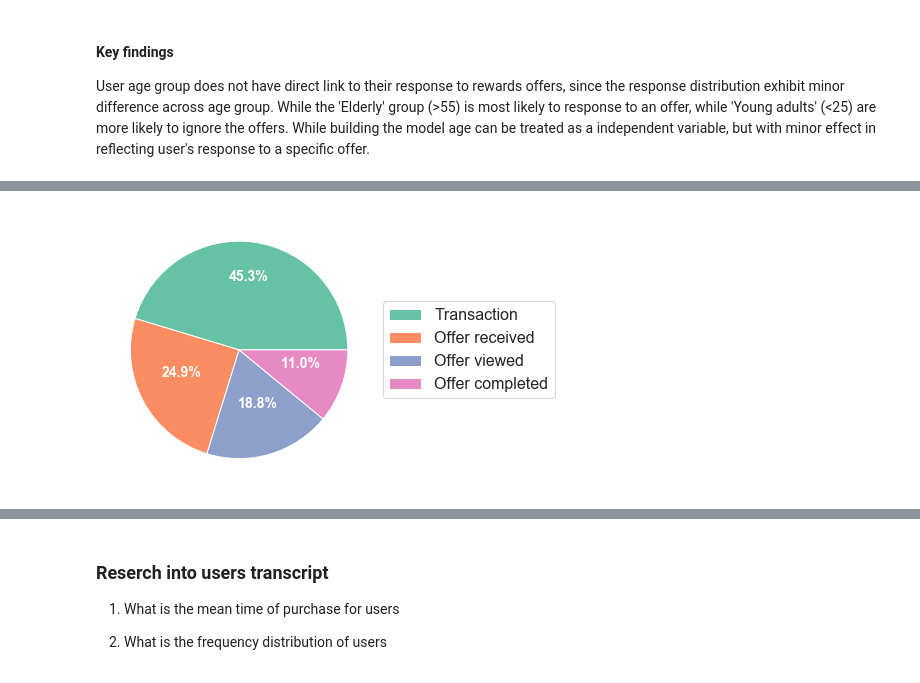
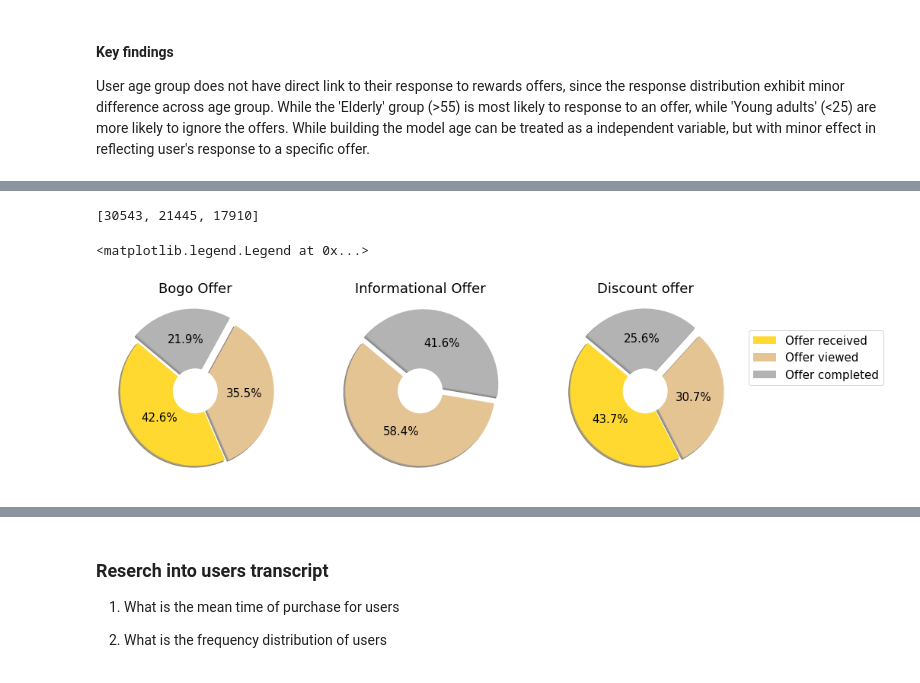
Before and after one commit to ZhuqingZhang0422/Starbucks-Capstone-Project, a Jupyter notebook: Starbucks_Capstone_notebook.ipynb, the cells around one changed output, grey strips where cells are left out. Cells and saved outputs as stored; diff of their text form; code cells hidden in the pictures.

```diff
--- a/Starbucks_Capstone_notebook.ipynb
+++ b/Starbucks_Capstone_notebook.ipynb
@@ -550 +590,9 @@ offer_type  event
 Name: event, dtype: int64
+# %%
+offer_type_list = list(study.groupby('offer_type').event.value_counts())
+event_bogo = offer_type_list[1:4]
+event_informational = offer_type_list[4:6]
+event_discount = offer_type_list[6:9]
+event_discount
+# %% [output]
+[30543, 21445, 17910]
@@ -551,52 +601,41 @@ Name: event, dtype: int64
 # %%
 fig, ax = plt.subplots(figsize=(15, 6),
                        nrows=1,
                        ncols=3,
                        sharex=False,
                        sharey=False)
-age_label_title = ['Middle age','Young adults']
-for i in range(2):
-    plt.sca(ax[i])
-    labels_gen = ['Transaction','Offer received','Offer viewed','Offer completed']
-    sizes_0 = list(age_lab_list[4*i+12:4*i+16])
-    plt.pie(sizes_0,
-    autopct='%1.1f%%', shadow=True, startangle=140, explode=explode_gen,colors=colors_gen)
-    plt.title(age_label_title[i])
-    fig = plt.gcf()
+labels = ['Offer received','Offer viewed','Offer completed']
+colors_gen = [current_palette[5], current_palette[6],current_palette[7]]
+explode_gen = (0,0.05, 0.1)
 
-plt.sca(ax[2])
-sizes_1 = study.event.value_counts()
+plt.sca(ax[0])
+sizes_1 = event_bogo
 centre_circle = plt.Circle((0,0),0.3,fc='white')
 plt.pie(sizes_1,
 autopct='%1.1f%%', shadow=True, startangle=140, explode=explode_gen,colors = colors_gen)
 fig = plt.gcf()
 fig.gca().add_artist(centre_circle)
-plt.title('All groups')
-plt.legend(labels_gen,loc="lower right", bbox_to_anchor=(1.8, 0.5))
+plt.title('Bogo Offer')
+
+plt.sca(ax[1])
+sizes_2 = event_informational
+centre_circle = plt.Circle((0,0),0.3,fc='white')
+plt.pie(sizes_2,
+autopct='%1.1f%%', shadow=True, startangle=140, explode=(0,0.1),colors = colors_gen[1:3])
+fig = plt.gcf()
+fig.gca().add_artist(centre_circle)
+plt.title('Informational Offer')
+
+
+plt.sca(ax[2])
+sizes_3 = event_discount
+centre_circle = plt.Circle((0,0),0.3,fc='white')
+plt.pie(sizes_3,
+autopct='%1.1f%%', shadow=True, startangle=140, explode=explode_gen,colors = colors_gen)
+fig = plt.gcf()
+fig.gca().add_artist(centre_circle)
+plt.title('Discount offer')
+plt.legend(labels,loc="lower right", bbox_to_anchor=(1.8, 0.5))
+# %% [output]
+<matplotlib.legend.Legend at 0x...>
+[figure, added]
-# %%
-# Overall distribution of user response
-study_tran.event.value_counts()
-promo_val = list(study_tran.event.value_counts())
-promo_type = list(['Transaction','Offer received','Offer viewed','Offer completed'])
-current_palette = sns.color_palette("Set2")
-
-# Plot the data in a pie chart
-fig, ax = plt.subplots(figsize=(10, 5), subplot_kw=dict(aspect="equal"))
-data = promo_val
-ingredients = promo_type
-def func(pct, allvals):
-    if pct/100.*np.sum(allvals)>0.01:
-        absolute = int(pct/100.*np.sum(allvals))
-        return "{:.1f}%\n".format(pct, absolute)
-    else:
-        return None
-wedges, texts, autotexts = ax.pie(data, autopct=lambda pct: func(pct, data),
-                                  textprops=dict(color="w"),colors = current_palette)
-ax.legend(wedges, ingredients,
-          loc="center left",
-          fontsize = 16,
-          bbox_to_anchor=(1, 0, 0.5, 1))
-plt.setp(autotexts, size=14, weight="bold")
-plt.show()
-# %% [output]
-[figure, removed]
```
Also changed, not shown: parts of 12 cells of this notebook.
